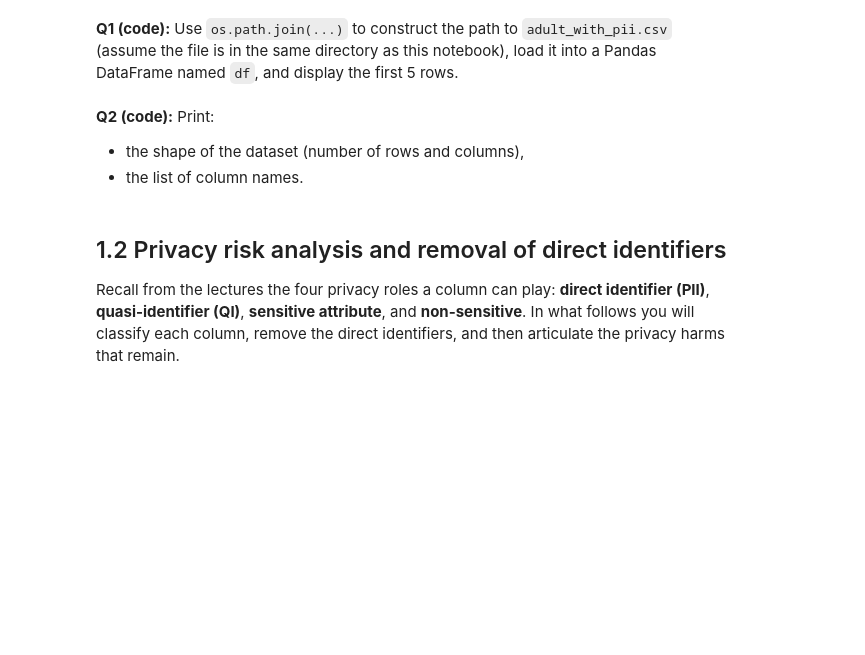
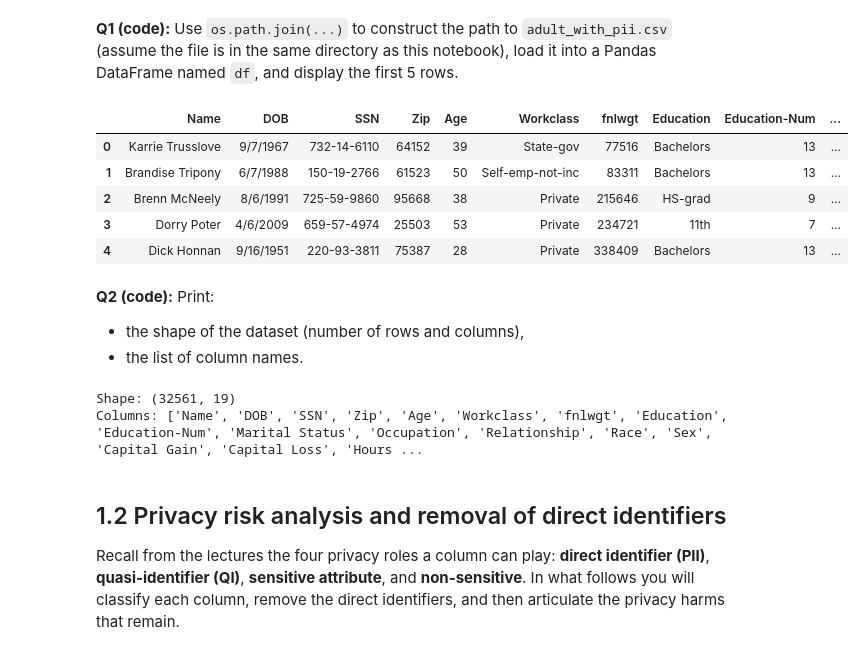
Before and after one commit to InbarKedem/HW1_Privacy, a Jupyter notebook: HW1_2026.ipynb, the cells around one changed output. Saved outputs shown, nothing was run; the diff lists cells and outputs as text; code cells hidden in the pictures; blank space fills up the shorter version.

```diff
--- a/HW1_2026.ipynb
+++ b/HW1_2026.ipynb
@@ -79,3 +77,14 @@ np.random.seed(42)
+# %%
+csv_path = os.path.join(os.path.dirname('.'), 'adult_with_pii.csv')
+df = pd.read_csv(csv_path)
+df.head()
+# %% [output]
+|  | Name | DOB | SSN | Zip | Age | Workclass | fnlwgt | Education | Education-Num | ... |
+| 0 | Karrie Trusslove | 9/7/1967 | 732-14-6110 | 64152 | 39 | State-gov | 77516 | Bachelors | 13 | ... |
+| 1 | Brandise Tripony | 6/7/1988 | 150-19-2766 | 61523 | 50 | Self-emp-not-inc | 83311 | Bachelors | 13 | ... |
+| 2 | Brenn McNeely | 8/6/1991 | 725-59-9860 | 95668 | 38 | Private | 215646 | HS-grad | 9 | ... |
+| 3 | Dorry Poter | 4/6/2009 | 659-57-4974 | 25503 | 53 | Private | 234721 | 11th | 7 | ... |
+| 4 | Dick Honnan | 9/16/1951 | 220-93-3811 | 75387 | 28 | Private | 338409 | Bachelors | 13 | ... |
 # %% [markdown]
 **Q2 (code):** Print:
 - the shape of the dataset (number of rows and columns),
@@ -85,3 +92,9 @@ np.random.seed(42)
+# %%
+print(f"Shape: {df.shape}")
+print(f"Columns: {df.columns.tolist()}")
+# %% [output]
+Shape: (32561, 19)
+Columns: ['Name', 'DOB', 'SSN', 'Zip', 'Age', 'Workclass', 'fnlwgt', 'Education', 'Education-Num', 'Marital Status', 'Occupation', 'Relationship', 'Race', 'Sex', 'Capital Gain', 'Capital Loss', 'Hours ...
 # %% [markdown]
 ## 1.2 Privacy risk analysis and removal of direct identifiers
 
```
Also changed, not shown: parts of 4 cells of this notebook, 1 other file.
